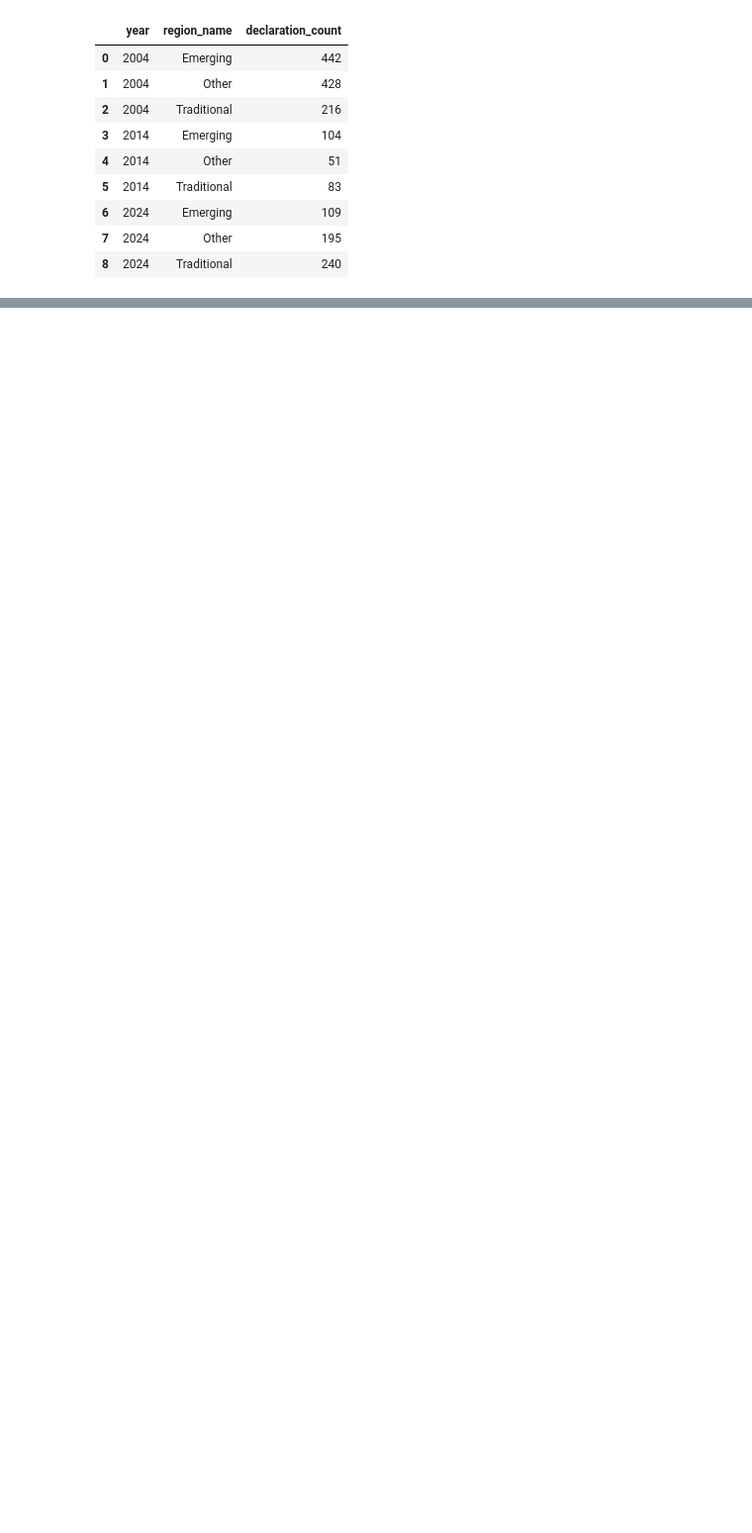
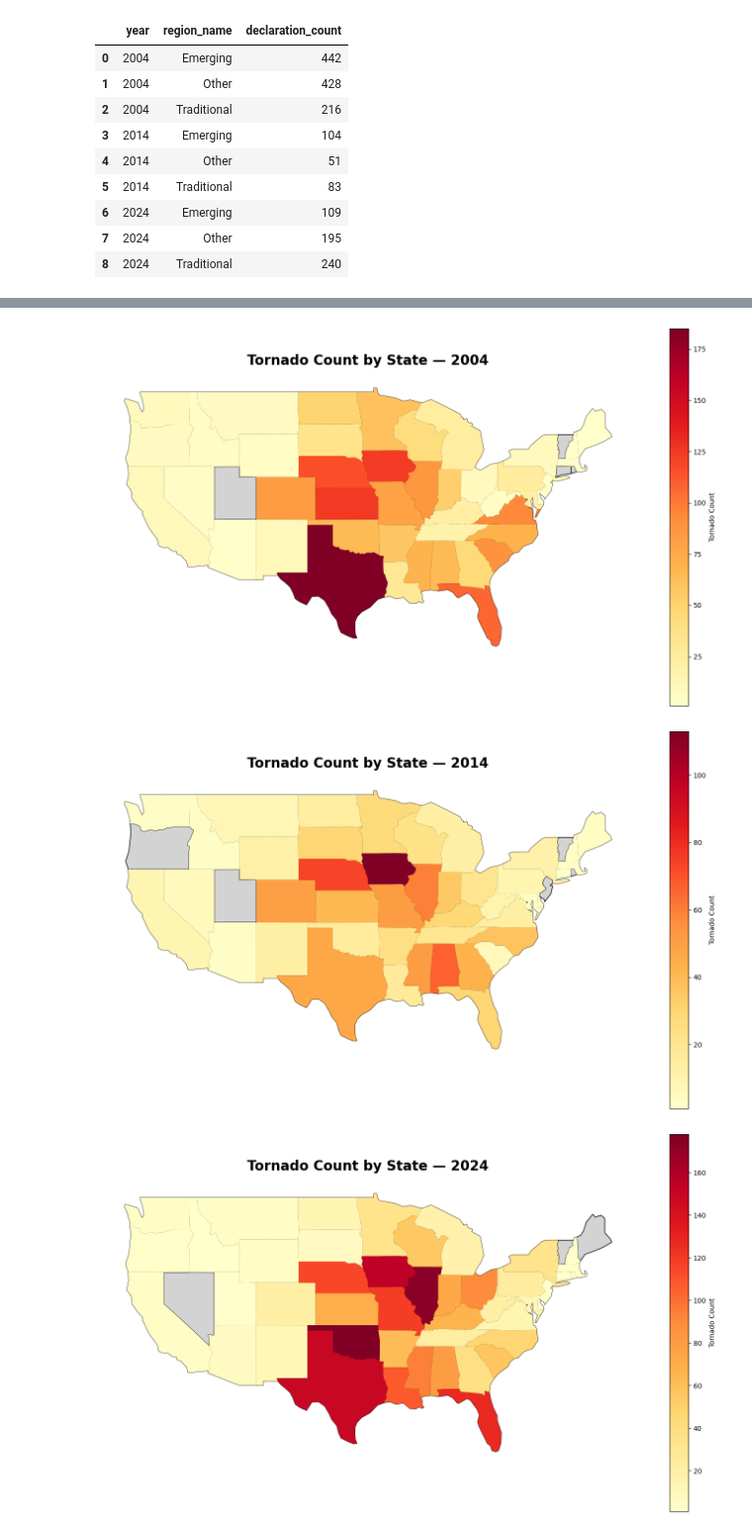
Before and after one commit to GregMiles054/Tornado_Strength_Geographic_Impact, a Jupyter notebook: Notebooks/Tornado_SQL_database.ipynb, the cells around one changed output, grey strips where cells are left out. Shown at 99% size. Cells and saved outputs as stored; diff of their text form; code cells hidden in the pictures; blank space fills up the shorter version.

```diff
--- a/Notebooks/Tornado_SQL_database.ipynb
+++ b/Notebooks/Tornado_SQL_database.ipynb
@@ -191,0 +213,55 @@ plt.show()
+# %%
+# Query tornado counts by state. We SELECT FROM tornado events table, and join the STATE table.
+map_df = pd.read_sql("""
+    SELECT t.state, t.year, COUNT(*) as tornado_count,
+           AVG(t.tor_length) as avg_length,
+           s.region_name
+    FROM tornado_events t
+    JOIN state_regions s ON t.state = s.state
+    GROUP BY t.state, t.year
+""", conn)
+
+# Need to convert abbreviations back to full names to match GeoJSON.
+state_names = {
+    'AL': 'Alabama', 'AK': 'Alaska', 'AZ': 'Arizona', 'AR': 'Arkansas',
+    'CA': 'California', 'CO': 'Colorado', 'CT': 'Connecticut', 'DE': 'Delaware',
+    'FL': 'Florida', 'GA': 'Georgia', 'HI': 'Hawaii', 'ID': 'Idaho',
+    'IL': 'Illinois', 'IN': 'Indiana', 'IA': 'Iowa', 'KS': 'Kansas',
+    'KY': 'Kentucky', 'LA': 'Louisiana', 'ME': 'Maine', 'MD': 'Maryland',
+    'MA': 'Massachusetts', 'MI': 'Michigan', 'MN': 'Minnesota', 'MS': 'Mississippi',
+    'MO': 'Missouri', 'MT': 'Montana', 'NE': 'Nebraska', 'NV': 'Nevada',
+    'NH': 'New Hampshire', 'NJ': 'New Jersey', 'NM': 'New Mexico', 'NY': 'New York',
+    'NC': 'North Carolina', 'ND': 'North Dakota', 'OH': 'Ohio', 'OK': 'Oklahoma',
+    'OR': 'Oregon', 'PA': 'Pennsylvania', 'RI': 'Rhode Island', 'SC': 'South Carolina',
+    'SD': 'South Dakota', 'TN': 'Tennessee', 'TX': 'Texas', 'UT': 'Utah',
+    'VT': 'Vermont', 'VA': 'Virginia', 'WA': 'Washington', 'WV': 'West Virginia',
+    'WI': 'Wisconsin', 'WY': 'Wyoming'
+}
+
+map_df['state_name'] = map_df['state'].map(state_names)
+
+# Merge with GeoDataFrame
+merged = continental.merge(map_df, left_on='name', right_on='state_name', how='left')
+
+# Plot one year at a time using a for loop.
+for year in [2004, 2014, 2024]:
+    year_data = merged[merged['year'] == year]
+
+    fig, ax = plt.subplots(figsize=(14, 8))
+    continental.plot(ax=ax, color='lightgrey', edgecolor='black')
+    year_data.plot(
+        column='tornado_count',
+        ax=ax,
+        cmap='YlOrRd',
+        legend=True,
+        legend_kwds={'label': 'Tornado Count'}
+    )
+    plt.title(f'Tornado Count by State — {year}', fontsize=20, fontweight='bold', pad=15)
+    plt.axis('off')
+    plt.tight_layout()
+    plt.savefig(f'../Graphs/tornado_map_{year}.png', bbox_inches='tight', dpi=300)
+    plt.show()
+# %% [output]
+[figure, added]
+[figure, added]
+[figure, added]
```
Also changed, not shown: parts of 13 cells of this notebook, 10 other files.
